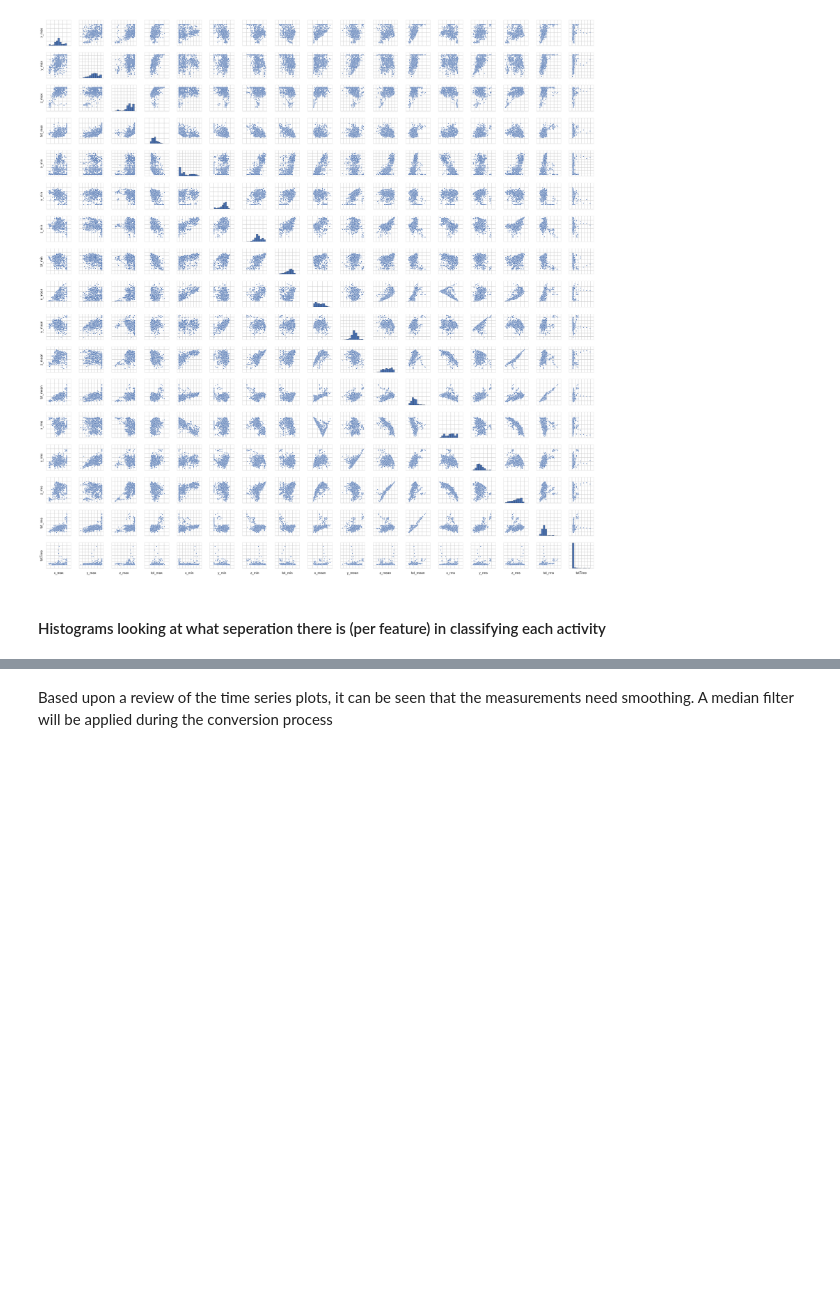
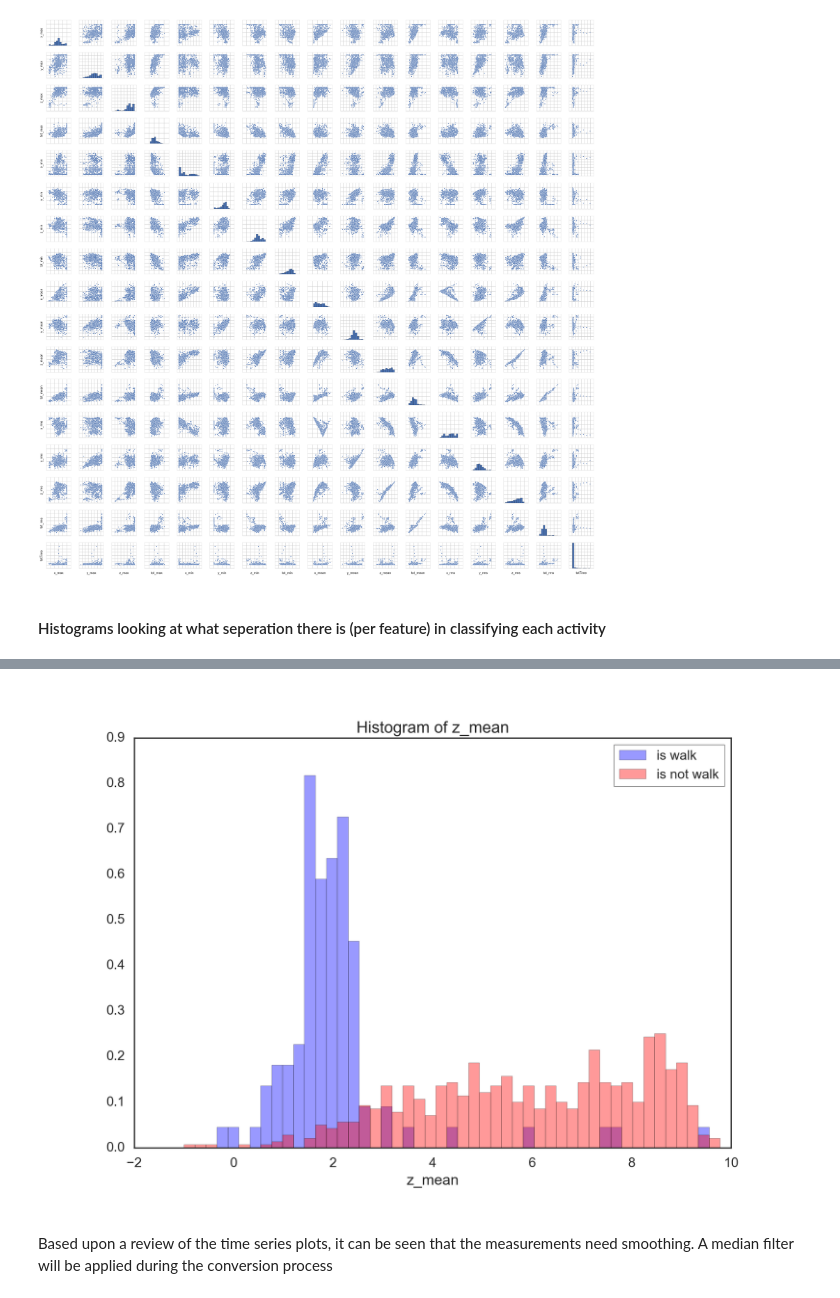
Before and after one commit to matt-gordon/DS-DC-13-Final-Project, a Jupyter notebook: Exploratory Data Analysis.ipynb, the cells around one changed output, grey strips where cells are left out. Drawn from its saved outputs; the diff is of its cells as text; code cells hidden in the pictures; blank space fills up the shorter version.

```diff
--- a/Exploratory Data Analysis.ipynb
+++ b/Exploratory Data Analysis.ipynb
@@ -324,3 +327,8 @@ Sample histogram
+# %%
+# Sample histogram
+Image('walk-z_mean.png')
+# %% [output]
+[figure, added]
 # %% [markdown]
 Based upon a review of the time series plots, it can be seen that the measurements need smoothing.  A median filter will be applied during the conversion process
 # %% [markdown]
```
Also changed, not shown: parts of 8 cells of this notebook.
